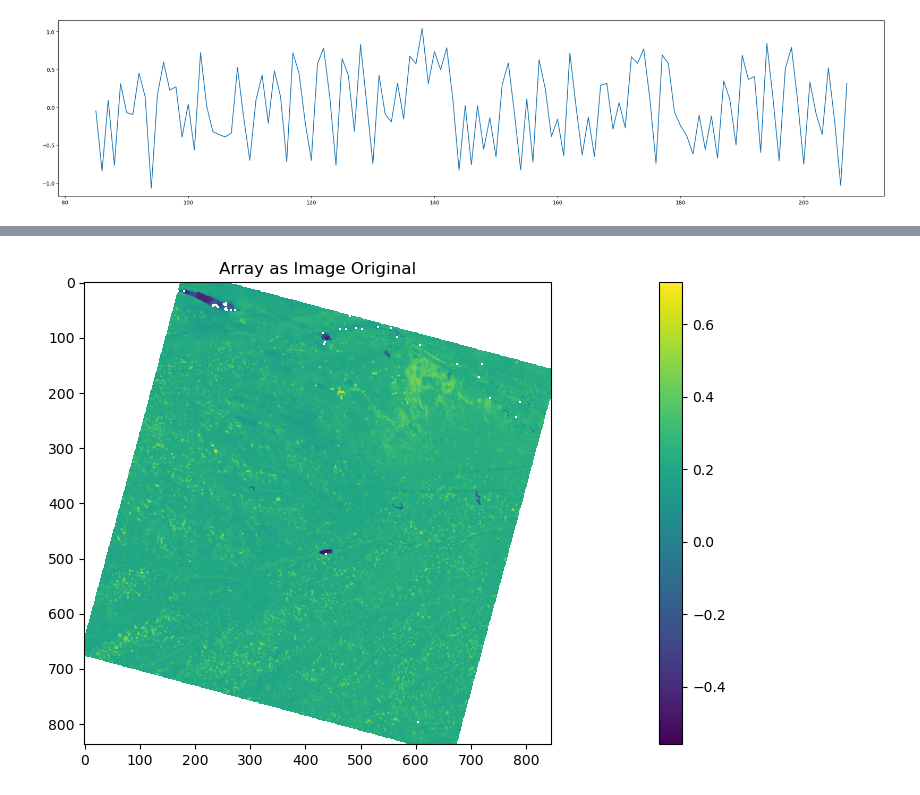
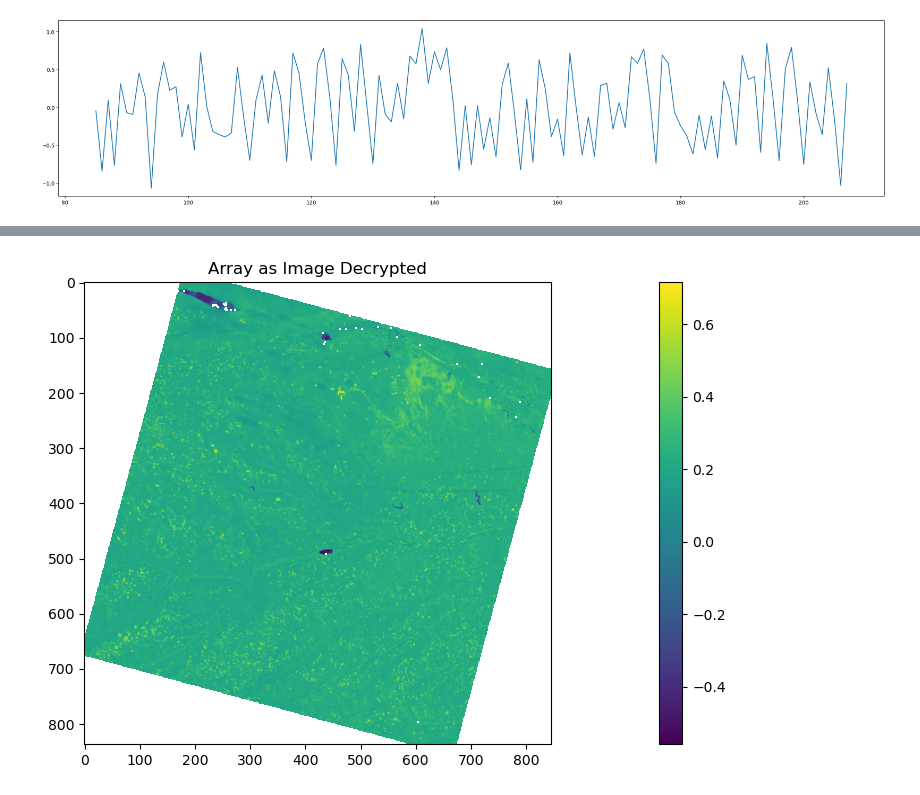
Before and after one commit to ashish-codebase/SecureSoftwareProject, a Jupyter notebook: Decryption.ipynb, the cells around one changed output, grey strips where cells are left out. Cells and saved outputs as stored; diff of their text form; code cells hidden in the pictures.

```diff
--- a/Decryption.ipynb
+++ b/Decryption.ipynb
@@ -20,6 +13,9 @@ tifFile
 # %%
-ndviArray = tifffile.imread(tifFile)
-ndviFlat = ndviArray.flatten()
-rows, cols = ndviArray.shape
+tifFile = "NDVI_Encrypted.tif"
+OriginalNDVIArray = tifffile.imread("NDVI_Original.tif")
+
+EncryptedNdviArray = tifffile.imread(tifFile)
+EncryptedNdviFlat = EncryptedNdviArray.flatten()
+rows, cols = EncryptedNdviArray.shape
 arrayLength = rows*cols
 # %%
@@ -46,6 +40,8 @@ hash_0to1 = Hash0to1(HashInt)
 # %%
-# Convert hash to float in the range [3.5699456, 4.0]
-# default & fixed range for this encryption to work.
+HashInt = hashKeyInt("ashish240")
+hash_0to1 = Hash0to1(HashInt)
+
+# It is the default & fixed range for this encryption to work.
 float_mu = muFloatRange(hash_0to1)
 
 #Starting seed value for X0 range[0,1]
@@ -53,3 +49,10 @@ xIniFloat = hash_0to1
 
 # K >= 2 for chaotic state.
 kFloat = kFloatRange(hash_0to1)
+
+LogisticMap = Logistic(float_mu, hash_0to1)
+ChebyshevMap = Chebyshev(kFloat, hash_0to1)
+HybridMap = Hybrid(LogisticMap, ChebyshevMap)
+
+# Generate blank decrypted NDVI.
+decryptedNDVI = np.full(arrayLength, np.nan)
@@ -61,13 +59,12 @@ encryptedNDVI = np.full(arrayLength, np.nan)
 # %%
 for i in range(0, arrayLength):
-    float1 = ndviFlat[i]
+    float1 = EncryptedNdviFlat[i]
     float2 = HybridMap[i]
     # Convert floats to 32-bit binary representations
     if np.isnan(float1):
-        encryptedNDVI[i]=np.nan
         continue
     binary1 = int(bin(convert2Int(float1)),2)
     binary2 = int(bin(convert2Int(float2)),2)
     floatXor = binary1 ^ binary2
-    encryptedNDVI[i] = convertBack(floatXor)
+    decryptedNDVI[i] = convertBack(floatXor)
 # %%
@@ -85,4 +79,4 @@ plt.savefig("NDVI_Encrypted_points.png")
 # %%
-ndviEncryptedArray = encryptedNDVI.reshape(rows,cols)
-tifffile.imwrite("NDVI_Encrypted.tif",ndviEncryptedArray)
-tifffile.imwrite("NDVI_Original.tif",ndviArray)
+ndviDecryptedArray = decryptedNDVI.reshape(rows,cols)
+tifffile.imwrite("NDVI_Decrypted.tif",ndviDecryptedArray)
+tifffile.imwrite("NDVI_Original_Encrypted.tif",EncryptedNdviArray)
@@ -89,8 +91,8 @@ tifffile.imwrite("NDVI_Original.tif",ndviArray)
 # %%
 # Display the array as an image
-plt.imshow(ndviArray, cmap='viridis')  # 'viridis' is just an example colormap, you can choose another
-plt.title('Array as Image Original')
+plt.imshow(ndviDecryptedArray, cmap='viridis')  # 'viridis' is just an example colormap, you can choose another
+plt.title('Array as Image Decrypted')
 plt.colorbar()  # Add a colorbar for reference
 plt.show()
 # %% [output]
-[figure, old version]
+[figure, new version]
```
Also changed, not shown: parts of 12 cells of this notebook, 6 other files.
